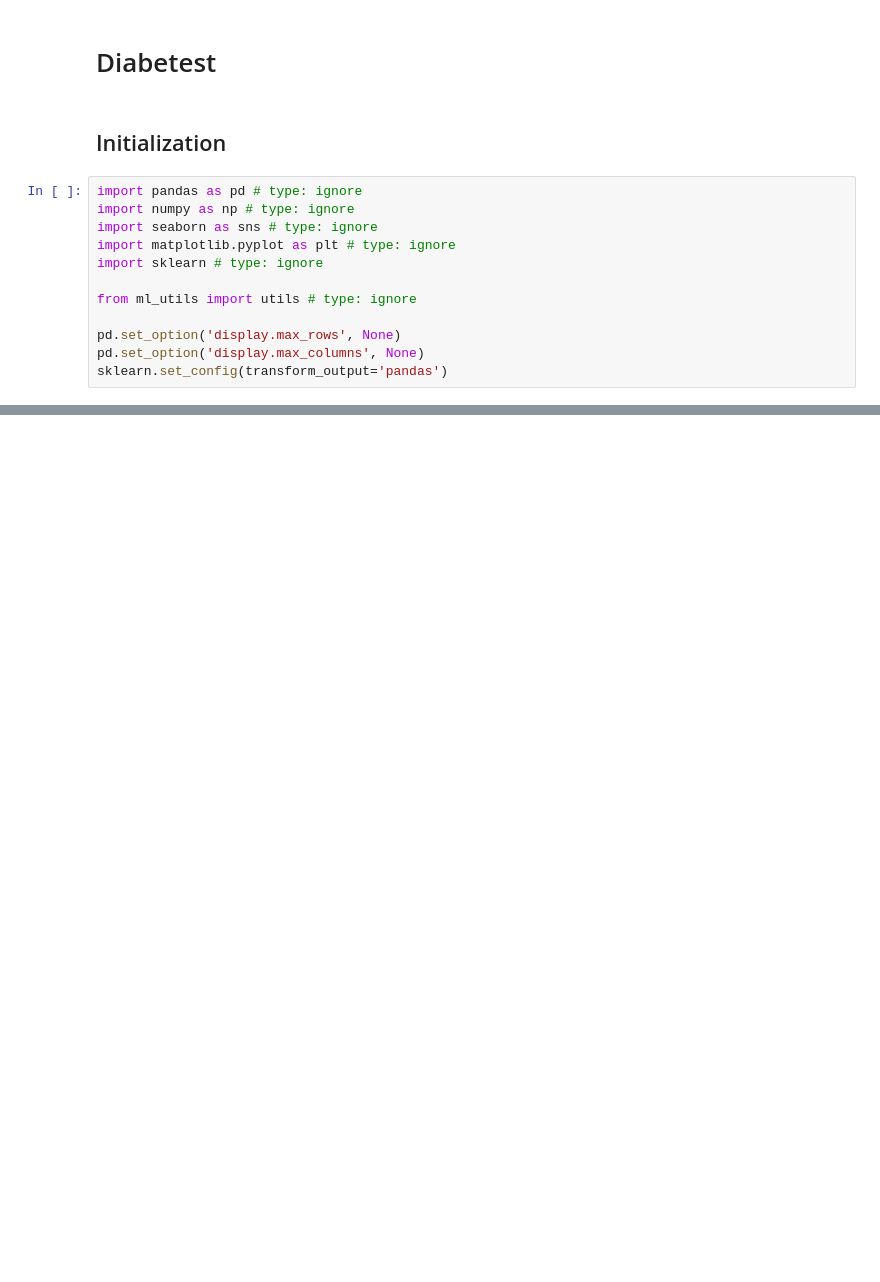
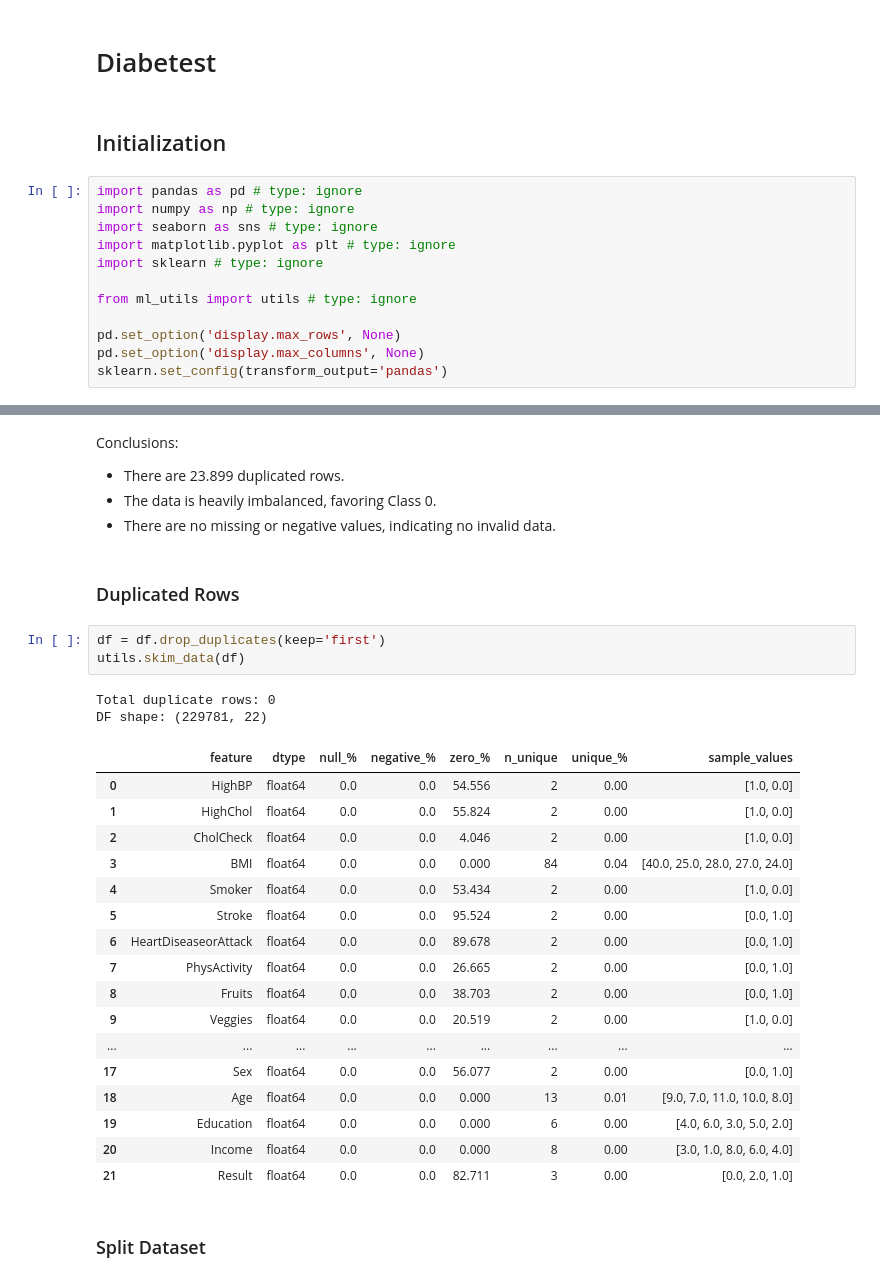
Before and after one commit to rbennum/diabetes-prediction-challenge, a Jupyter notebook: notebooks/exploration.ipynb, the cells around one changed output, grey strips where cells are left out. Cells and saved outputs as stored; diff of their text form; blank space fills up the shorter version.

```diff
--- a/notebooks/exploration.ipynb
+++ b/notebooks/exploration.ipynb
@@ -31,0 +99,33 @@ df.head()
+# %% [markdown]
+Conclusions:
+
+- There are 23.899 duplicated rows.
+- The data is heavily imbalanced, favoring Class 0.
+- There are no missing or negative values, indicating no invalid data.
+# %% [markdown]
+### Duplicated Rows
+# %%
+df = df.drop_duplicates(keep='first')
+utils.skim_data(df)
+# %% [output]
+Total duplicate rows: 0
+DF shape: (229781, 22)
+|  | feature | dtype | null_% | negative_% | zero_% | n_unique | unique_% | sample_values |
+| 0 | HighBP | float64 | 0.0 | 0.0 | 54.556 | 2 | 0.00 | [1.0, 0.0] |
+| 1 | HighChol | float64 | 0.0 | 0.0 | 55.824 | 2 | 0.00 | [1.0, 0.0] |
+| 2 | CholCheck | float64 | 0.0 | 0.0 | 4.046 | 2 | 0.00 | [1.0, 0.0] |
+| 3 | BMI | float64 | 0.0 | 0.0 | 0.000 | 84 | 0.04 | [40.0, 25.0, 28.0, 27.0, 24.0] |
+| 4 | Smoker | float64 | 0.0 | 0.0 | 53.434 | 2 | 0.00 | [1.0, 0.0] |
+| 5 | Stroke | float64 | 0.0 | 0.0 | 95.524 | 2 | 0.00 | [0.0, 1.0] |
+| 6 | HeartDiseaseorAttack | float64 | 0.0 | 0.0 | 89.678 | 2 | 0.00 | [0.0, 1.0] |
+| 7 | PhysActivity | float64 | 0.0 | 0.0 | 26.665 | 2 | 0.00 | [0.0, 1.0] |
+| 8 | Fruits | float64 | 0.0 | 0.0 | 38.703 | 2 | 0.00 | [0.0, 1.0] |
+| 9 | Veggies | float64 | 0.0 | 0.0 | 20.519 | 2 | 0.00 | [1.0, 0.0] |
+| ... | ... | ... | ... | ... | ... | ... | ... | ... |
+| 17 | Sex | float64 | 0.0 | 0.0 | 56.077 | 2 | 0.00 | [0.0, 1.0] |
+| 18 | Age | float64 | 0.0 | 0.0 | 0.000 | 13 | 0.01 | [9.0, 7.0, 11.0, 10.0, 8.0] |
+| 19 | Education | float64 | 0.0 | 0.0 | 0.000 | 6 | 0.00 | [4.0, 6.0, 3.0, 5.0, 2.0] |
+| 20 | Income | float64 | 0.0 | 0.0 | 0.000 | 8 | 0.00 | [3.0, 1.0, 8.0, 6.0, 4.0] |
+| 21 | Result | float64 | 0.0 | 0.0 | 82.711 | 3 | 0.00 | [0.0, 2.0, 1.0] |
+# %% [markdown]
+### Split Dataset
```
Also changed, not shown: parts of 27 cells of this notebook.
